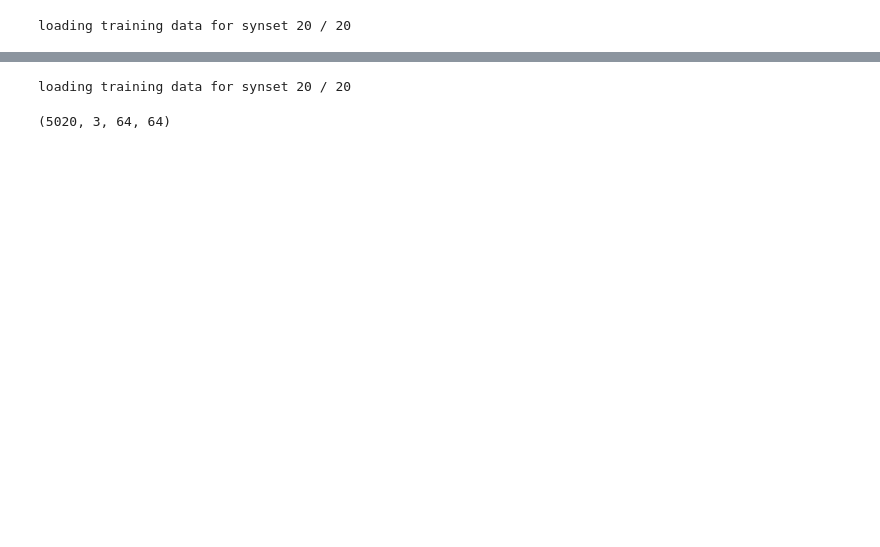
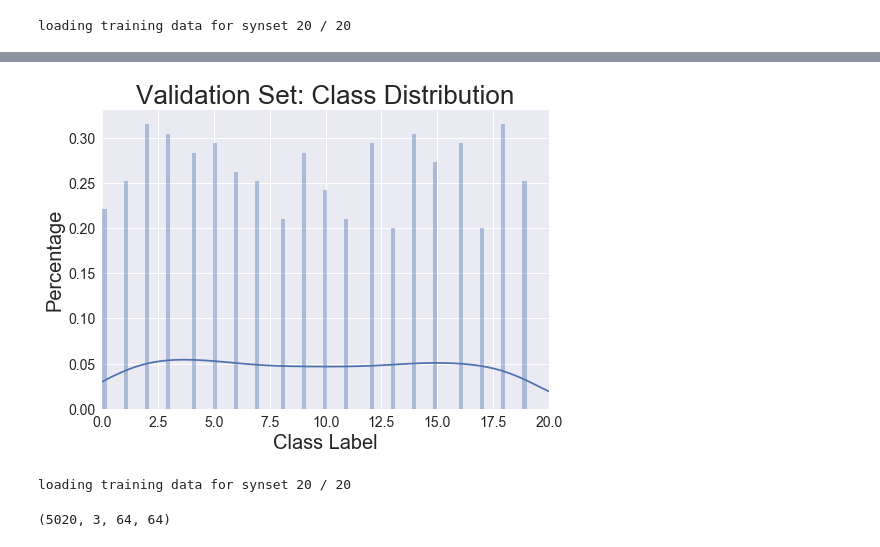
Before and after one commit to kandluis/nn-data-augmentation, a Jupyter notebook: other_models.ipynb, the cells around one changed output, grey strips where cells are left out. Cells and saved outputs as stored; diff of their text form; code cells hidden in the pictures; blank space fills up the shorter version.

```diff
--- a/other_models.ipynb
+++ b/other_models.ipynb
@@ -97,3 +56,18 @@ loading training data for synset 20 / 20
+# %%
+fig = plt.figure(1)
+# We define a fake subplot that is in fact only the plot.
+plot = fig.add_subplot(111)
+# We change the fontsize of minor ticks label
+plot.tick_params(axis='both', which='major', labelsize=14)
+plot.tick_params(axis='both', which='minor', labelsize=14)
+sns.distplot(data_dict['y_val'], bins=100, hist=True)
+plt.title("Validation Set: Class Distribution", fontsize=26)
+plt.ylabel("Percentage", fontsize=20)
+plt.xlabel("Class Label", fontsize=20)
+plt.xlim((0,20))
+plt.savefig("figures/validation_class_distribution.pdf")
+# %% [output]
+[figure, added]
 # %%
 # Load the actual data we want to train on based on our preprocessing script.
 monet_imagenet_dir = 'datasets/style_monet'
```
Also changed, not shown: parts of 20 cells of this notebook, 1 other file.
